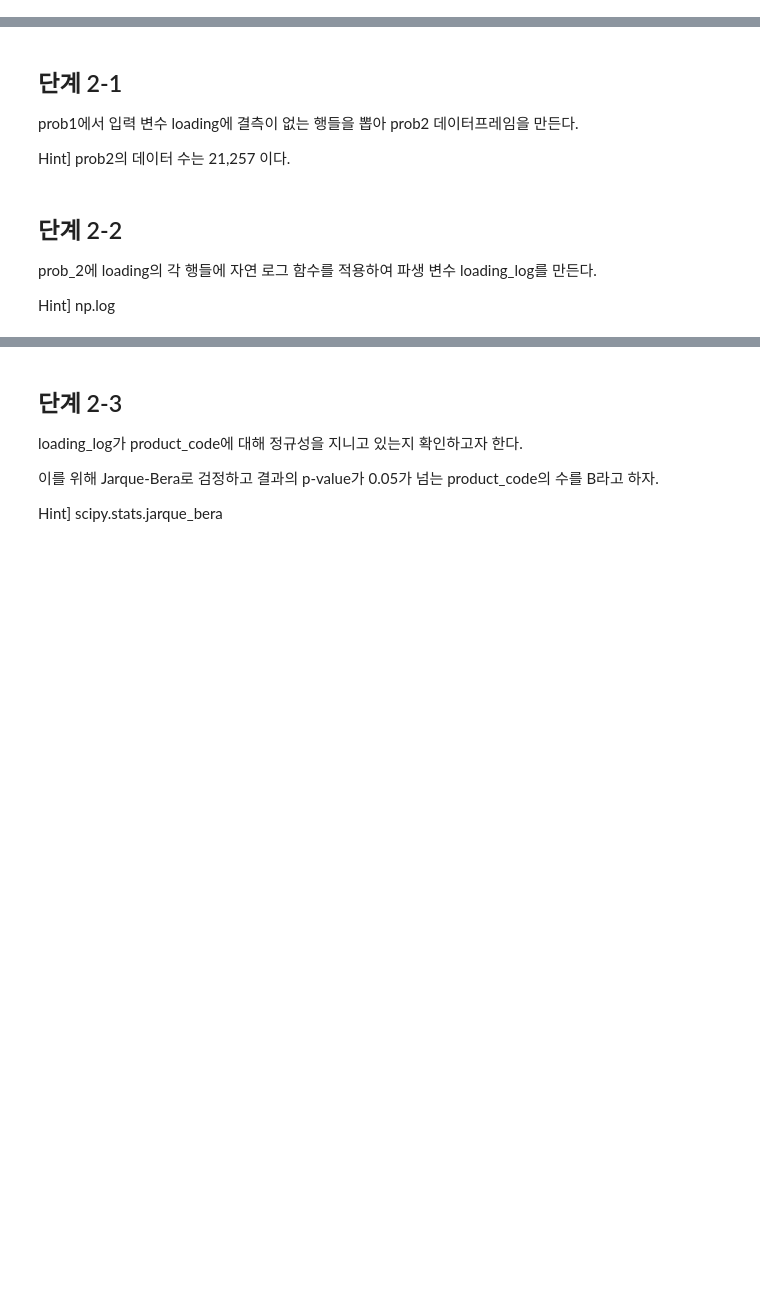
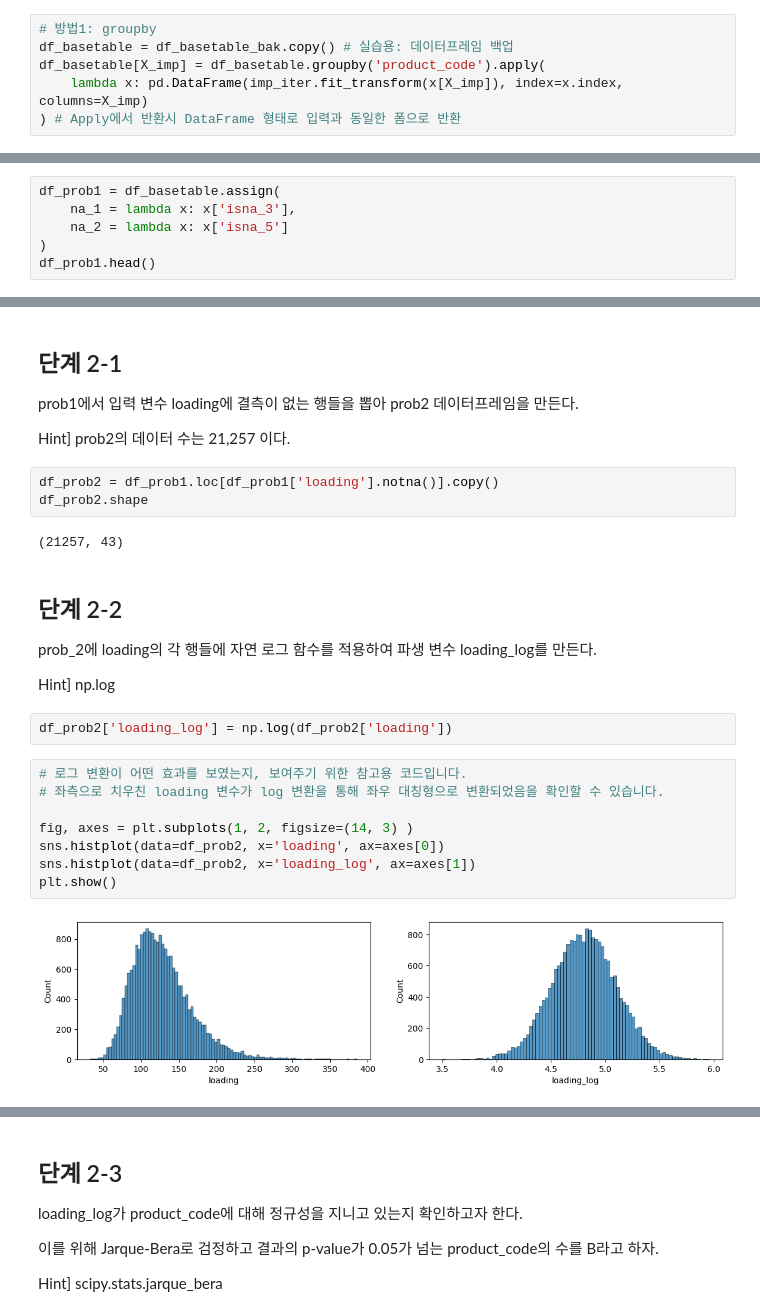
Before and after one commit to sunkusun9/DS_lv3_2304, a Jupyter notebook: sec_ds_lv3_prob1_by_sun9sun9_v1.1_prob.ipynb, the cells around one changed output, grey strips where cells are left out. Saved outputs shown, nothing was run; the diff lists cells and outputs as text; blank space fills up the shorter version.

```diff
--- a/sec_ds_lv3_prob1_by_sun9sun9_v1.1_prob.ipynb
+++ b/sec_ds_lv3_prob1_by_sun9sun9_v1.1_prob.ipynb
@@ -247,0 +236,6 @@ for i in df_basetable['product_code'].unique():
+# %%
+# 방법1: groupby
+df_basetable = df_basetable_bak.copy() # 실습용: 데이터프레임 백업
+df_basetable[X_imp] = df_basetable.groupby('product_code').apply(
+    lambda x: pd.DataFrame(imp_iter.fit_transform(x[X_imp]), index=x.index, columns=X_imp)
+) # Apply에서 반환시 DataFrame 형태로 입력과 동일한 폼으로 반환
@@ -311,3 +371,9 @@ measuremenet_3을 포함하여 measurement_4 ~ 16까지 위 검정을 반복하
 검정 결과 귀무가설을 기각할 수 있는 경우는 총 두 건이다.
 
 해당 파생 변수를 measurement의 번호 순으로 na_1, na_2로 변경하여 prob1 데이터셋을 생성하라.
+# %%
+df_prob1 = df_basetable.assign(
+    na_1 = lambda x: x['isna_3'],
+    na_2 = lambda x: x['isna_5']
+)
+df_prob1.head()
@@ -337,9 +412,26 @@ failure와는 관계가 없음이 이전에 검증되었다.
 prob1에서 입력 변수 loading에 결측이 없는 행들을 뽑아 prob2 데이터프레임을 만든다.
 
 Hint] prob2의 데이터 수는 21,257 이다.
+# %%
+df_prob2 = df_prob1.loc[df_prob1['loading'].notna()].copy()
+df_prob2.shape
+# %% [output]
+(21257, 43)
 # %% [markdown]
 ## 단계 2-2
 
 prob_2에 loading의 각 행들에 자연 로그 함수를 적용하여 파생 변수 loading_log를 만든다.
 
 Hint] np.log
+# %%
+df_prob2['loading_log'] = np.log(df_prob2['loading'])
+# %%
+# 로그 변환이 어떤 효과를 보였는지, 보여주기 위한 참고용 코드입니다.
+# 좌측으로 치우친 loading 변수가 log 변환을 통해 좌우 대칭형으로 변환되었음을 확인할 수 있습니다.
+
+fig, axes = plt.subplots(1, 2, figsize=(14, 3) )
+sns.histplot(data=df_prob2, x='loading', ax=axes[0])
+sns.histplot(data=df_prob2, x='loading_log', ax=axes[1])
+plt.show()
+# %% [output]
+[figure, added]
```
Also changed, not shown: parts of 34 cells of this notebook.
